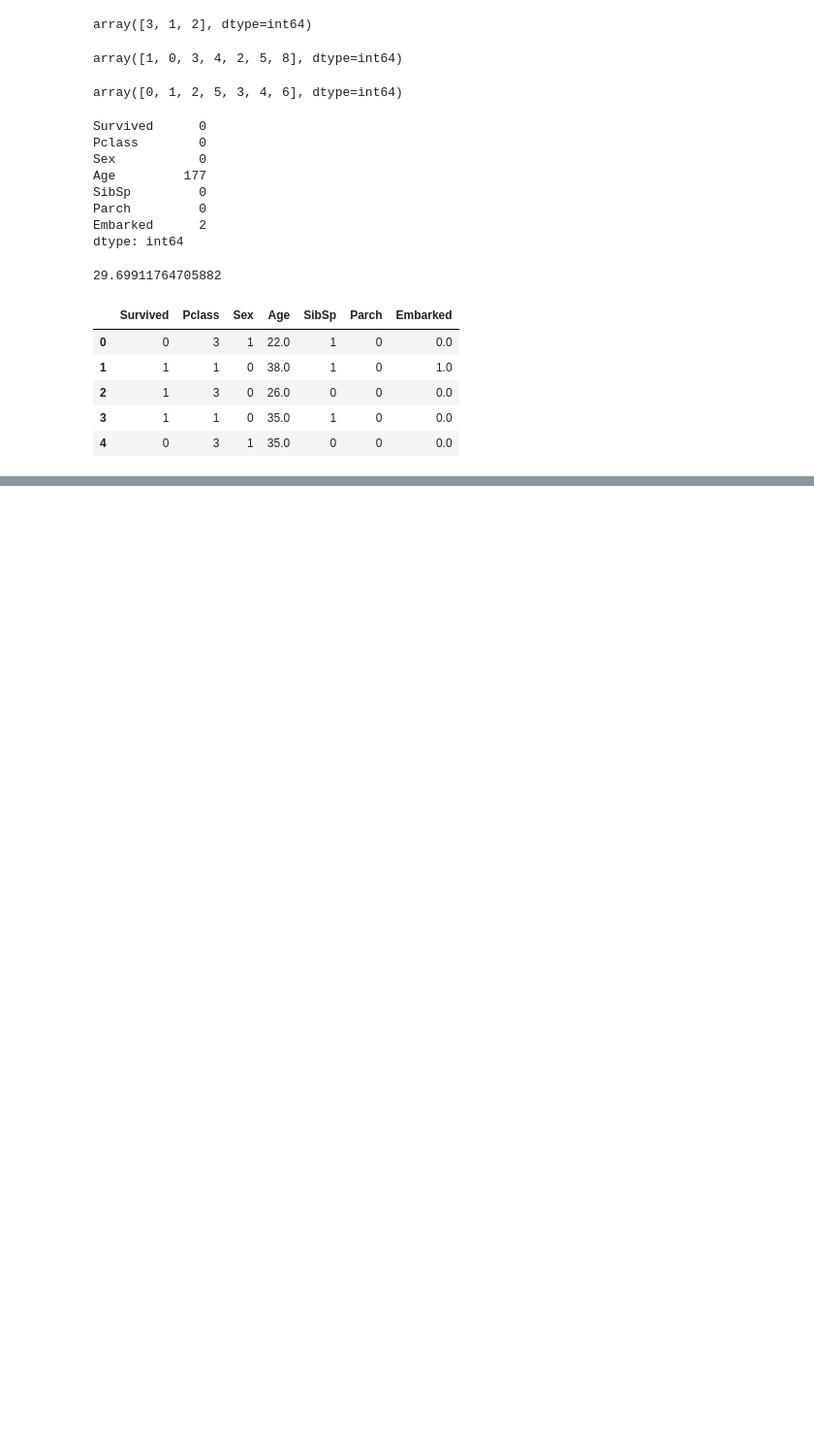
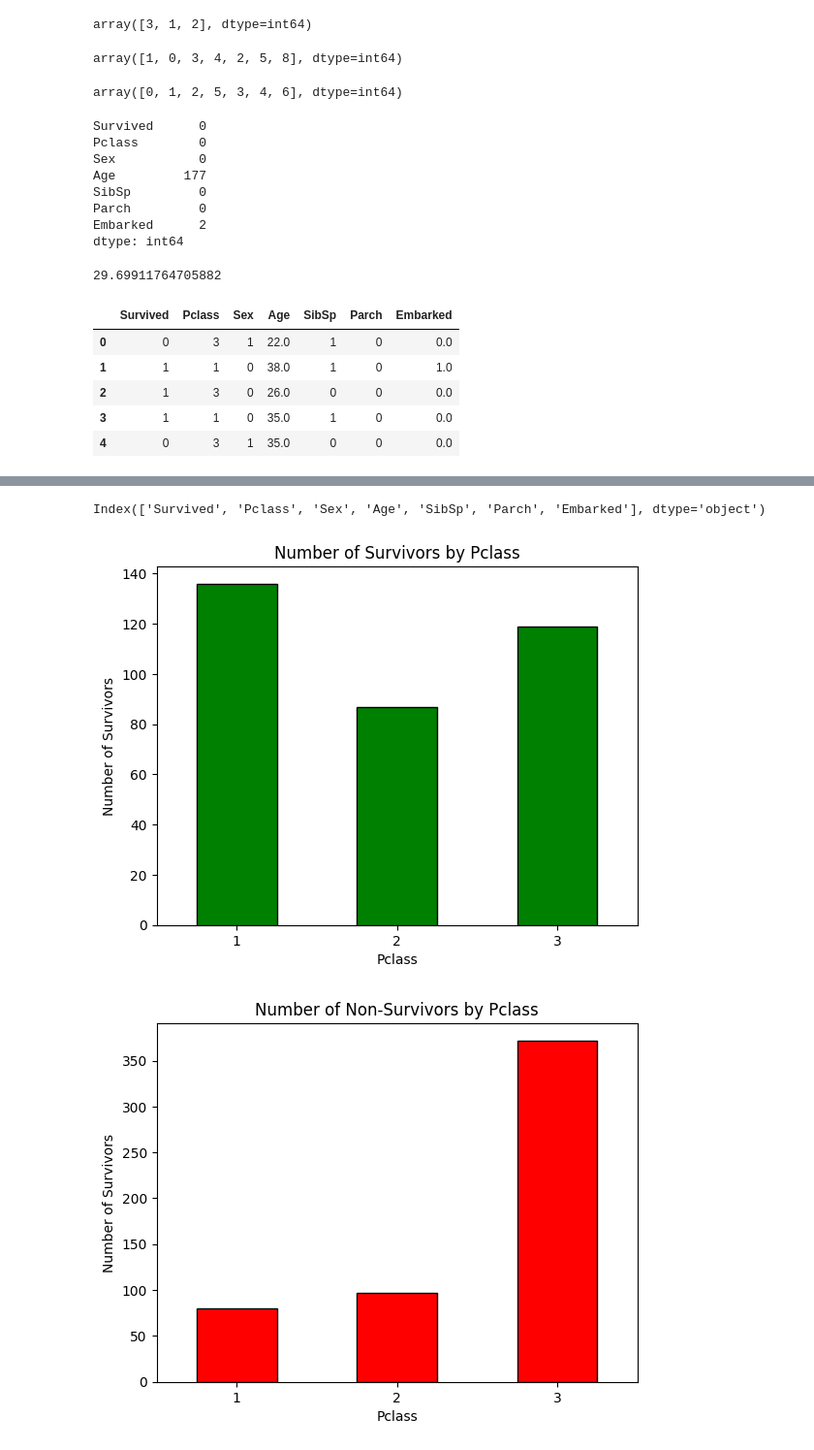
Before and after one commit to koshishshresthaa/Titanic-Survival-Prediction, a Jupyter notebook: titanicModel.ipynb, the cells around one changed output, grey strips where cells are left out. Shown at 97% size. Saved outputs shown, nothing was run; the diff lists cells and outputs as text; code cells hidden in the pictures; blank space fills up the shorter version.

Commit message:
data visualization done

```diff
--- a/titanicModel.ipynb
+++ b/titanicModel.ipynb
@@ -115,7 +116,7 @@ print(mean_age)
 # %% [output]
 29.69911764705882
 # %%
-df3['Age'].fillna(df3['Age'].mean())
+df3['Age'].fillna(df3['Age'].mean(),inplace=True)
 df3.head()
 # %% [output]
 |  | Survived | Pclass | Sex | Age | SibSp | Parch | Embarked |
@@ -137 +138,4 @@ Embarked      2
 dtype: int64
+# %%
+df3['Embarked'].fillna(df3['Embarked'].mode()[0],inplace=True)
+df3.isnull().sum()
@@ -137,0 +153,29 @@ dtype: int64
+# %%
+df3.columns.unique()
+# %% [output]
+Index(['Survived', 'Pclass', 'Sex', 'Age', 'SibSp', 'Parch', 'Embarked'], dtype='object')
+# %%
+category = ['Pclass', 'Sex','SibSp', 'Parch', 'Embarked']
+for category_column in category:
+
+    survived_counts = df3.groupby(category_column)['Survived'].sum()
+    not_survived_counts = df3[df3['Survived'] == 0].groupby(category_column)['Survived'].count()
+    survived_counts.plot(kind='bar', edgecolor='black', color='green')
+    plt.figure(1)
+    plt.title(f'Number of Survivors by {category_column}')
+    plt.xlabel(category_column)
+    plt.ylabel('Number of Survivors')
+    plt.xticks(rotation=0)
+
+
+    plt.figure(2)
+    not_survived_counts.plot(kind='bar',edgecolor='black',color='red')
+    plt.title(f'Number of Non-Survivors by {category_column}')
+    plt.xlabel(category_column)
+    plt.ylabel('Number of Survivors')
+    plt.xticks(rotation=0)
+
+    plt.show()
+# %% [output]
+[figure, added]
+[figure, added]
```
Also changed, not shown: parts of 6 cells of this notebook.
